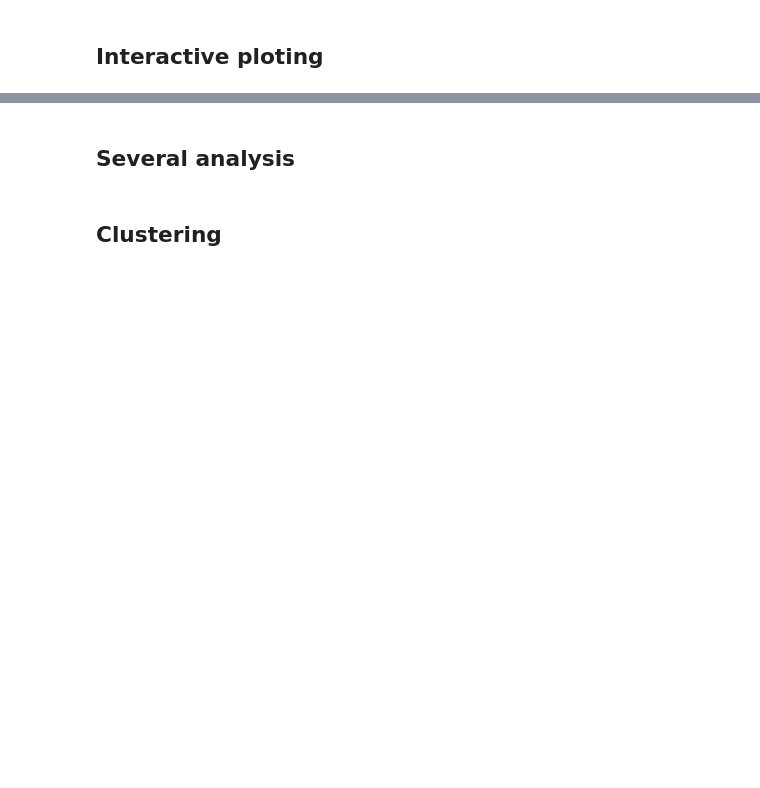
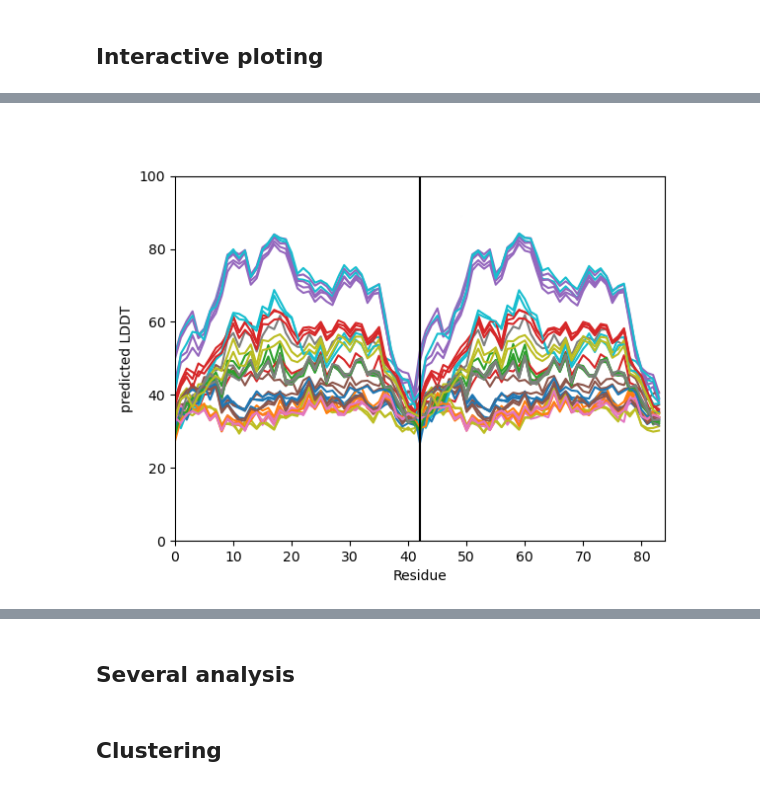
Before and after one commit to samuelmurail/af2_analysis, a Jupyter notebook: example.ipynb, the cells around one changed output, grey strips where cells are left out. Saved outputs shown, nothing was run; the diff lists cells and outputs as text; code cells hidden in the pictures; blank space fills up the shorter version.

```diff
--- a/example.ipynb
+++ b/example.ipynb
@@ -18,0 +35,5 @@ my_data.show_plot_info()
+# %%
+my_data.plot_plddt()
+plt.savefig('docs/source/_static/plddt_amyloid.png')
+# %% [output]
+[figure, added]
```
Also changed, not shown: parts of 16 cells of this notebook, 13 other files.
